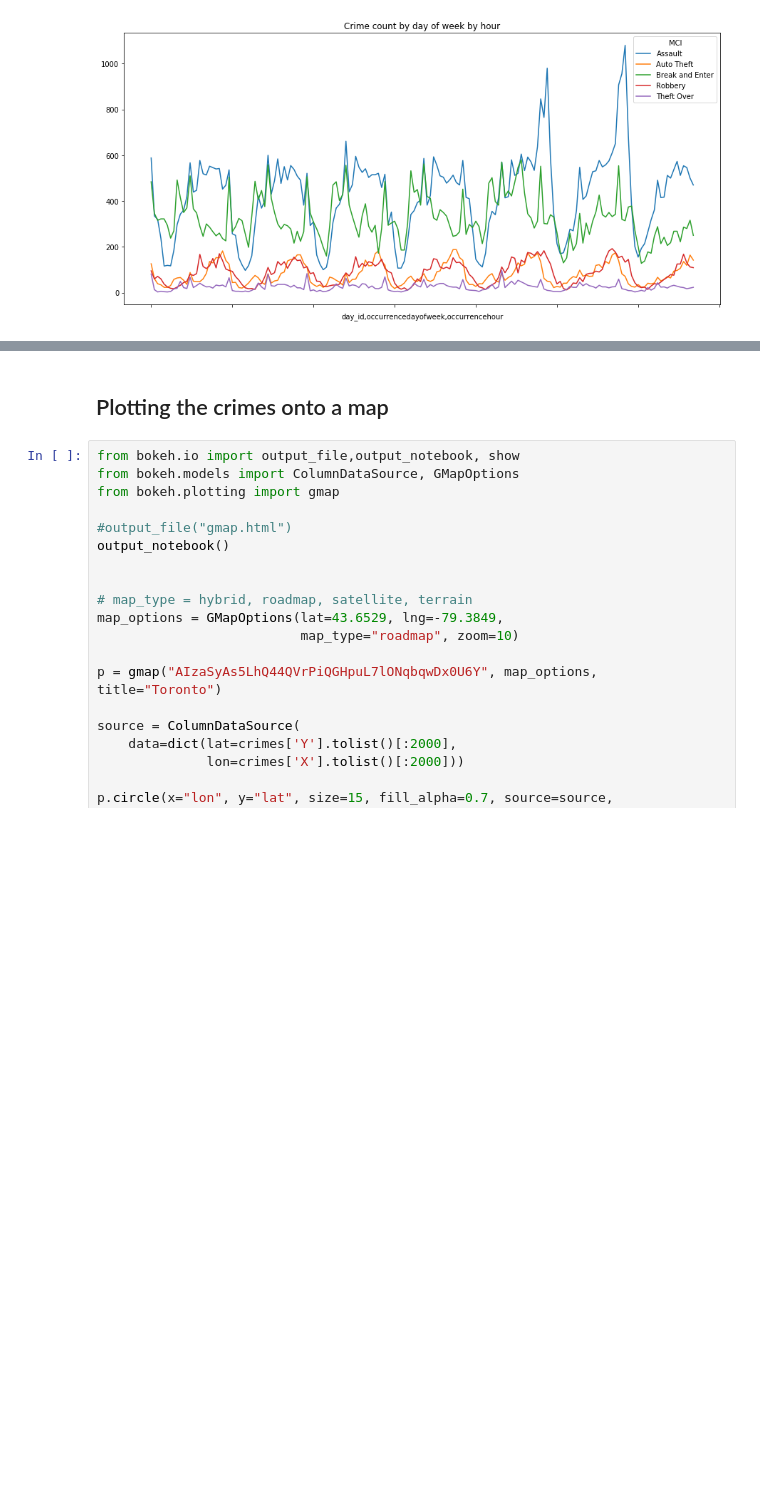
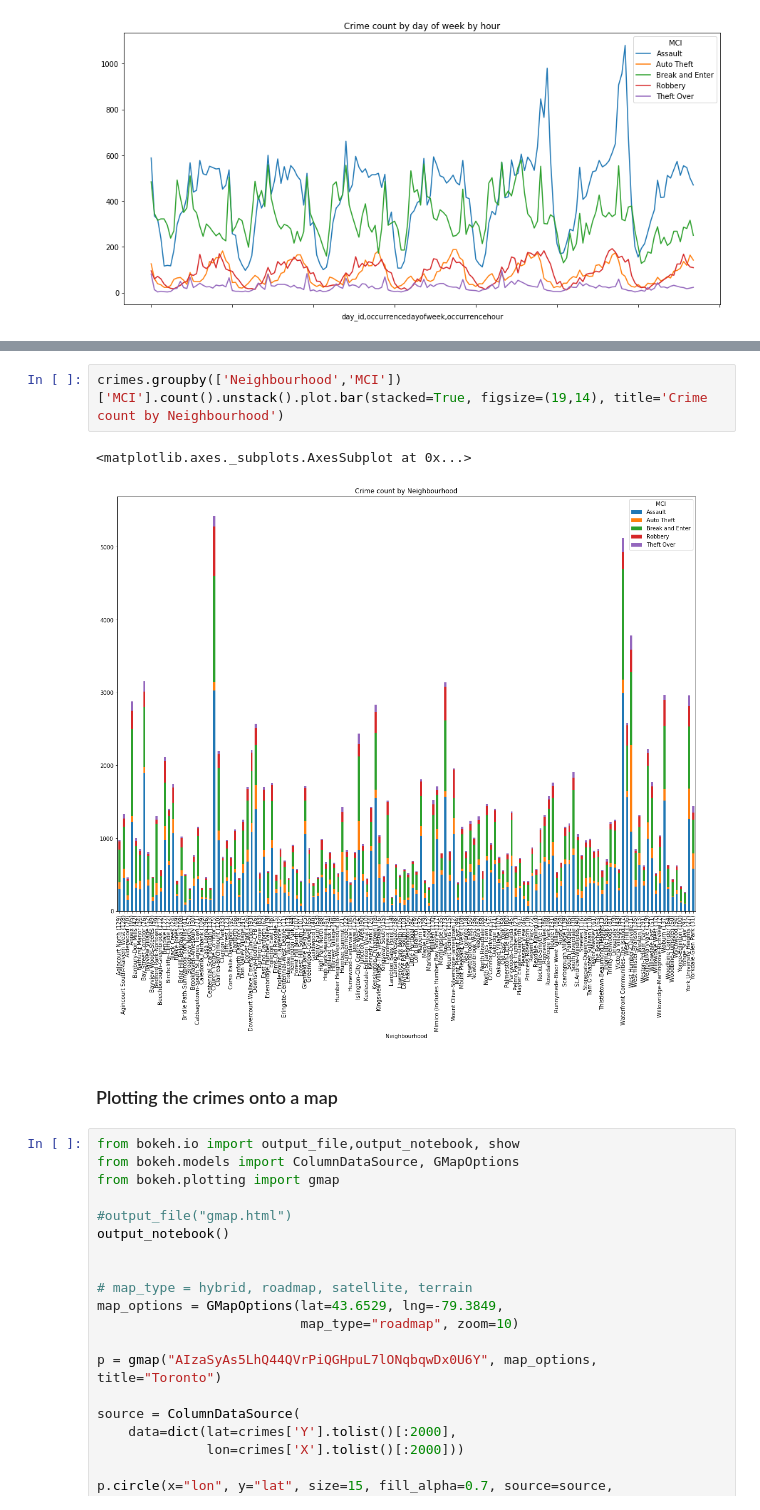
Before and after one commit to ievsantillan/Toronto-Crime-Analysis, a Jupyter notebook: notebooks/1.0-is-initial-data-exploration.ipynb, the cells around one changed output, grey strips where cells are left out. Drawn from its saved outputs; the diff is of its cells as text; blank space fills up the shorter version.

Commit message:
added Crime Count by Neighbourhood

```diff
--- a/notebooks/1.0-is-initial-data-exploration.ipynb
+++ b/notebooks/1.0-is-initial-data-exploration.ipynb
@@ -402,5 +426,10 @@ crimes.groupby(['day_id','occurrencedayofweek','occurrencehour','MCI'])['MCI'].c
+# %%
+crimes.groupby(['Neighbourhood','MCI'])['MCI'].count().unstack().plot.bar(stacked=True, figsize=(19,14), title='Crime count by Neighbourhood')
+# %% [output]
+<matplotlib.axes._subplots.AxesSubplot at 0x...>
+[figure, added]
 # %% [markdown]
-## Plotting the crimes onto a map
+### Plotting the crimes onto a map
 # %%
 from bokeh.io import output_file,output_notebook, show
 from bokeh.models import ColumnDataSource, GMapOptions
```
Also changed, not shown: parts of 12 cells of this notebook, 2 other files.
